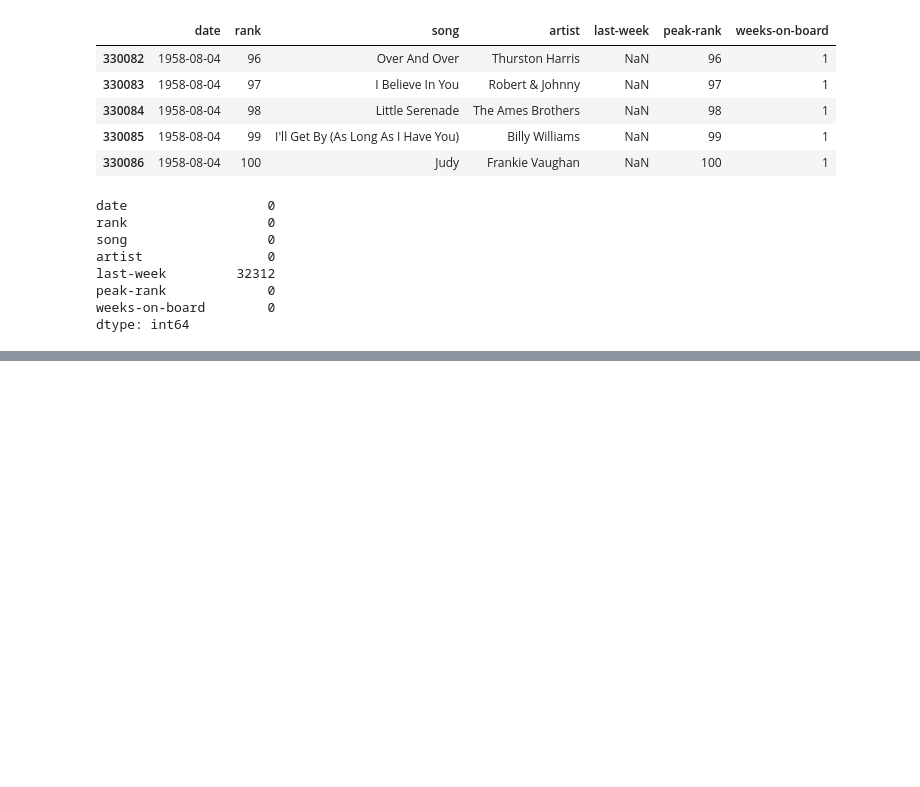
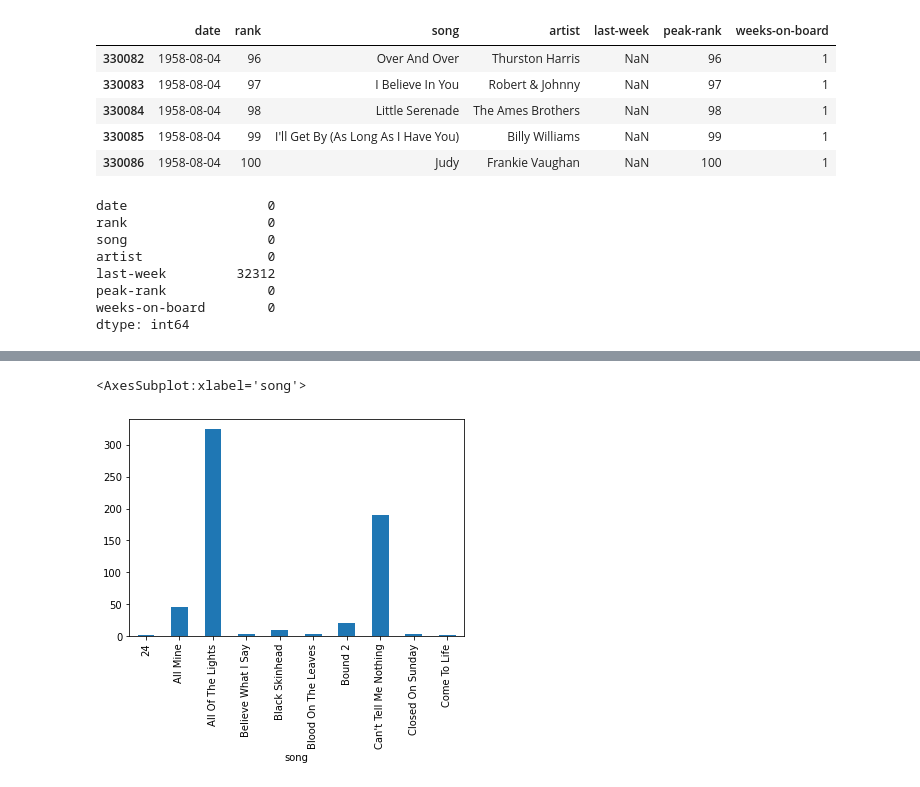
Before and after one commit to Bramstorp/MusicDataAnalyse, a Jupyter notebook: billboard.ipynb, the cells around one changed output, grey strips where cells are left out. Drawn from its saved outputs; the diff is of its cells as text; code cells hidden in the pictures; blank space fills up the shorter version.

```diff
--- a/billboard.ipynb
+++ b/billboard.ipynb
@@ -56,0 +111,6 @@ dtype: int64
+# %%
+kanye_west_df_week = kanye_west_df.groupby("song")
+kanye_west_df_week['weeks-on-board'].sum()[:10].plot(kind='bar')
+# %% [output]
+<AxesSubplot:xlabel='song'>
+[figure, added]
```
Also changed, not shown: parts of 9 cells of this notebook.
